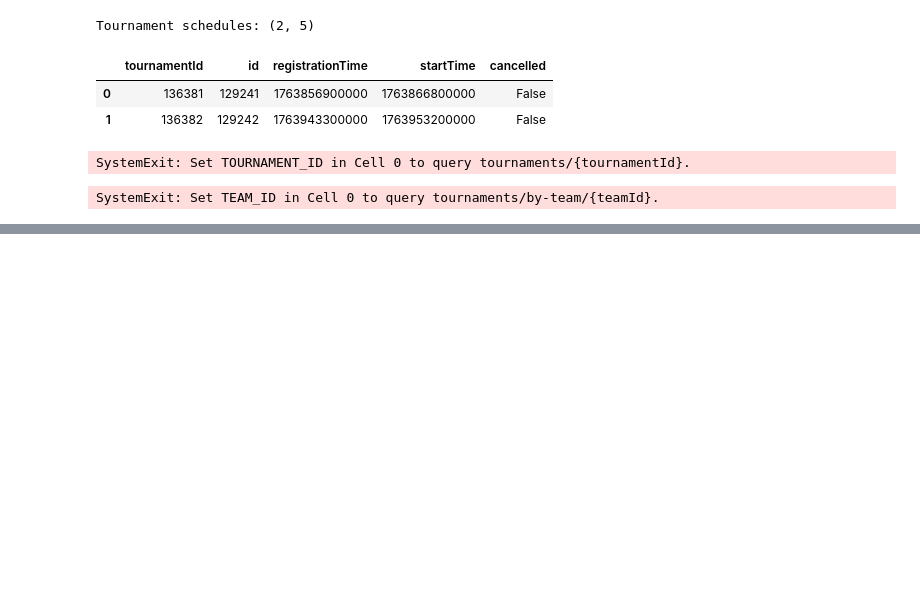
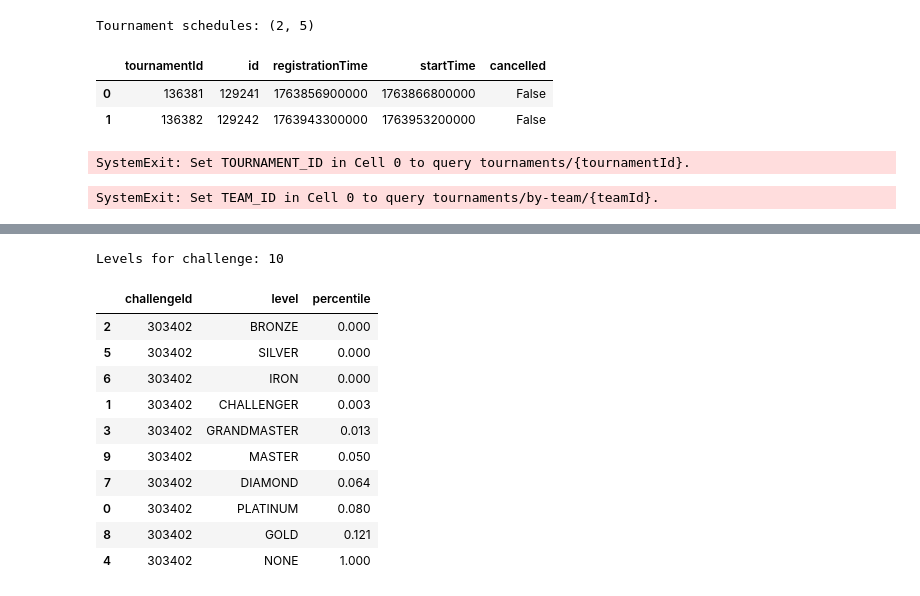
Before and after one commit to Avi056/LoL_assistant, a Jupyter notebook: api_test/api_test.ipynb, the cells around one changed output, grey strips where cells are left out. Saved outputs shown, nothing was run; the diff lists cells and outputs as text; code cells hidden in the pictures; blank space fills up the shorter version.

```diff
--- a/api_test/api_test.ipynb
+++ b/api_test/api_test.ipynb
@@ -1087,0 +1653,23 @@ SystemExit: Set TEAM_ID in Cell 0 to query tournaments/by-team/{teamId}.
+# %%
+# === Cell 3: /lol/challenges/v1/challenges/{challengeId}/percentiles ===
+p = plat_get(f"/lol/challenges/v1/challenges/{CHALLENGE_ID}/percentiles") or {}
+# p is dict[level → percentile]
+one_pct_df = pd.DataFrame([
+    {"challengeId": CHALLENGE_ID, "level": lvl, "percentile": pct}
+    for lvl, pct in (p or {}).items()
+]).sort_values("percentile")
+print("Levels for challenge:", one_pct_df.shape[0])
+one_pct_df
+# %% [output]
+Levels for challenge: 10
+|  | challengeId | level | percentile |
+| 2 | 303402 | BRONZE | 0.000 |
+| 5 | 303402 | SILVER | 0.000 |
+| 6 | 303402 | IRON | 0.000 |
+| 1 | 303402 | CHALLENGER | 0.003 |
+| 3 | 303402 | GRANDMASTER | 0.013 |
+| 9 | 303402 | MASTER | 0.050 |
+| 7 | 303402 | DIAMOND | 0.064 |
+| 0 | 303402 | PLATINUM | 0.080 |
+| 8 | 303402 | GOLD | 0.121 |
+| 4 | 303402 | NONE | 1.000 |
```
Also changed, not shown: parts of 36 cells of this notebook, 2 other files.
